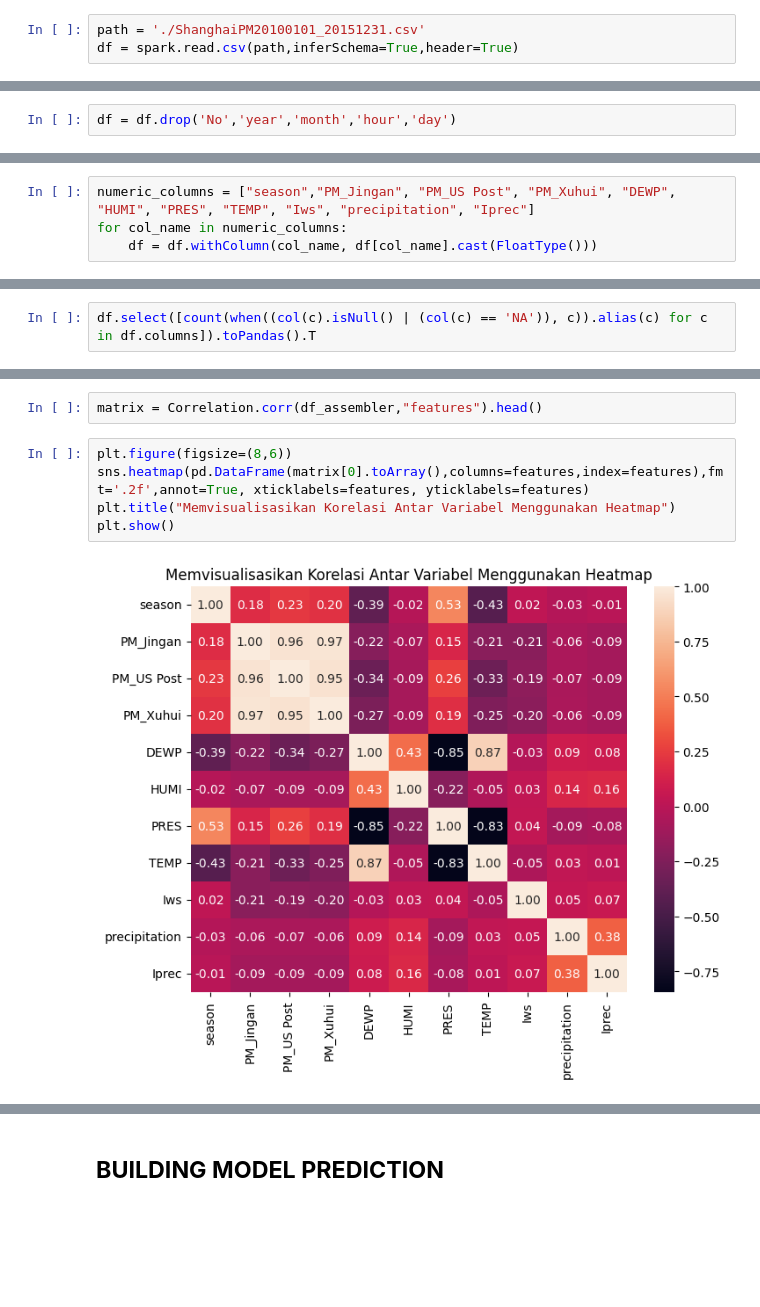
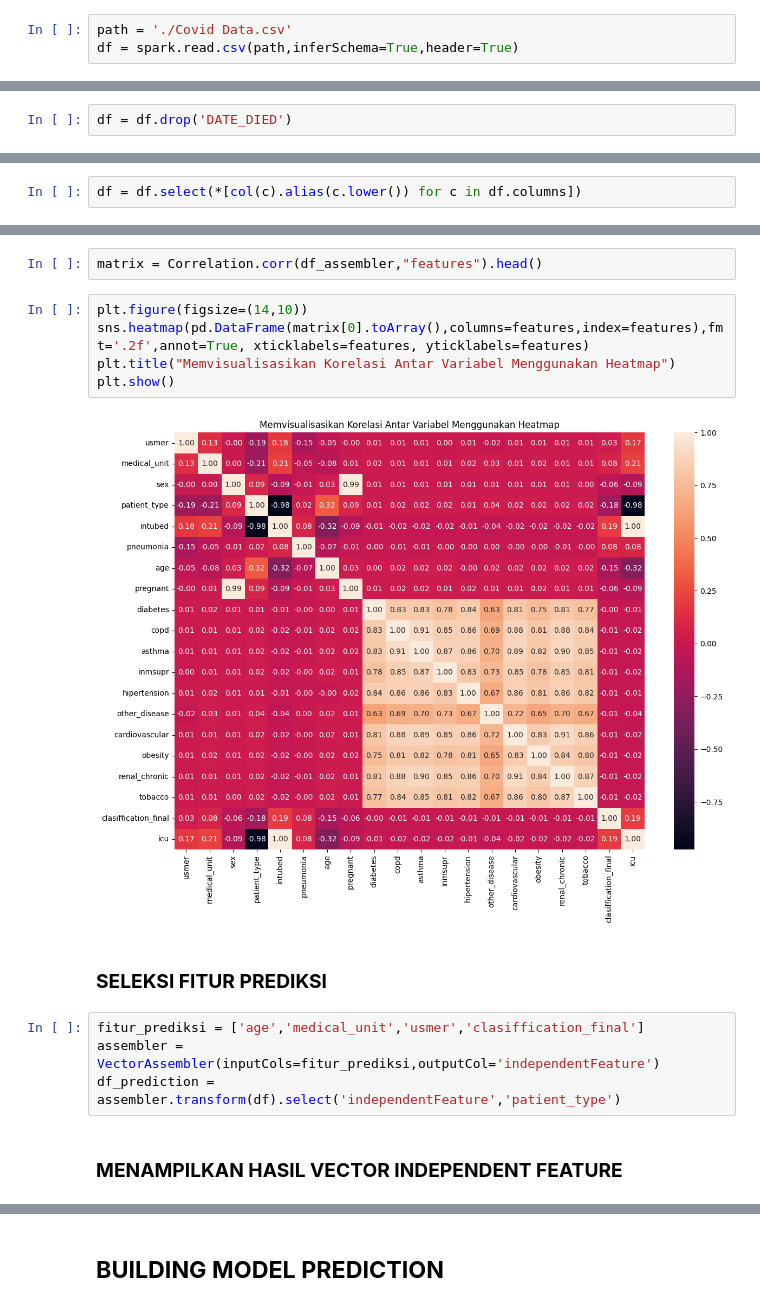
Before and after one commit to HaikalRFadhilahh/fp-bdpal, a Jupyter notebook: FINAL_PROJECT_BIG_DATA_PREDICTIVE_ANALYTICS_LANJUT.ipynb, the cells around one changed output, grey strips where cells are left out. Cells and saved outputs as stored; diff of their text form; blank space fills up the shorter version.

```diff
--- a/FINAL_PROJECT_BIG_DATA_PREDICTIVE_ANALYTICS_LANJUT.ipynb
+++ b/FINAL_PROJECT_BIG_DATA_PREDICTIVE_ANALYTICS_LANJUT.ipynb
@@ -30,7 +34,7 @@ spark = SparkSession.builder.getOrCreate()
 # %% [markdown]
 <h2><b>IMPORT DATASET</b></h2>
 # %%
-path = './ShanghaiPM20100101_20151231.csv'
+path = './Covid Data.csv'
 df = spark.read.csv(path,inferSchema=True,header=True)
 # %% [markdown]
 <h2><b>PREPARE DATASET</b></h2>
@@ -52,7 +56,7 @@ only showing top 5 rows
 # %% [markdown]
 <h3><b>MENGHAPUS COLUMN YANG KURANG BERGUNA</b></h3>
 # %%
-df = df.drop('No','year','month','hour','day')
+df = df.drop('DATE_DIED')
 # %% [markdown]
 <h3><b>MELIHAT JUMLAH KOLOM DAN BARIS DATASET</b></h3>
 # %%
@@ -84,4 +89,0 @@ root
-# %%
-numeric_columns = ["season","PM_Jingan", "PM_US Post", "PM_Xuhui", "DEWP", "HUMI", "PRES", "TEMP", "Iws", "precipitation", "Iprec"]
-for col_name in numeric_columns:
-    df = df.withColumn(col_name, df[col_name].cast(FloatType()))
@@ -130,2 +118,2 @@ df = df.na.drop()
 # %%
-df.select([count(when((col(c).isNull() | (col(c) == 'NA')), c)).alias(c) for c in df.columns]).toPandas().T
+df = df.select(*[col(c).alias(c.lower()) for c in df.columns])
@@ -215,9 +199,17 @@ df_assembler = vector_assembler.transform(df).select("features")
 # %%
 matrix = Correlation.corr(df_assembler,"features").head()
 # %%
-plt.figure(figsize=(8,6))
+plt.figure(figsize=(14,10))
 sns.heatmap(pd.DataFrame(matrix[0].toArray(),columns=features,index=features),fmt='.2f',annot=True, xticklabels=features, yticklabels=features)
 plt.title("Memvisualisasikan Korelasi Antar Variabel Menggunakan Heatmap")
 plt.show()
 # %% [output]
-[figure, old version]
+[figure, new version]
+# %% [markdown]
+<h3><b>SELEKSI FITUR PREDIKSI</b></h3>
+# %%
+fitur_prediksi = ['age','medical_unit','usmer','clasiffication_final']
+assembler = VectorAssembler(inputCols=fitur_prediksi,outputCol='independentFeature')
+df_prediction = assembler.transform(df).select('independentFeature','patient_type')
+# %% [markdown]
+<h3><b>MENAMPILKAN HASIL VECTOR INDEPENDENT FEATURE</b></h3>
```
Also changed, not shown: parts of 50 cells of this notebook, 7 other files.
